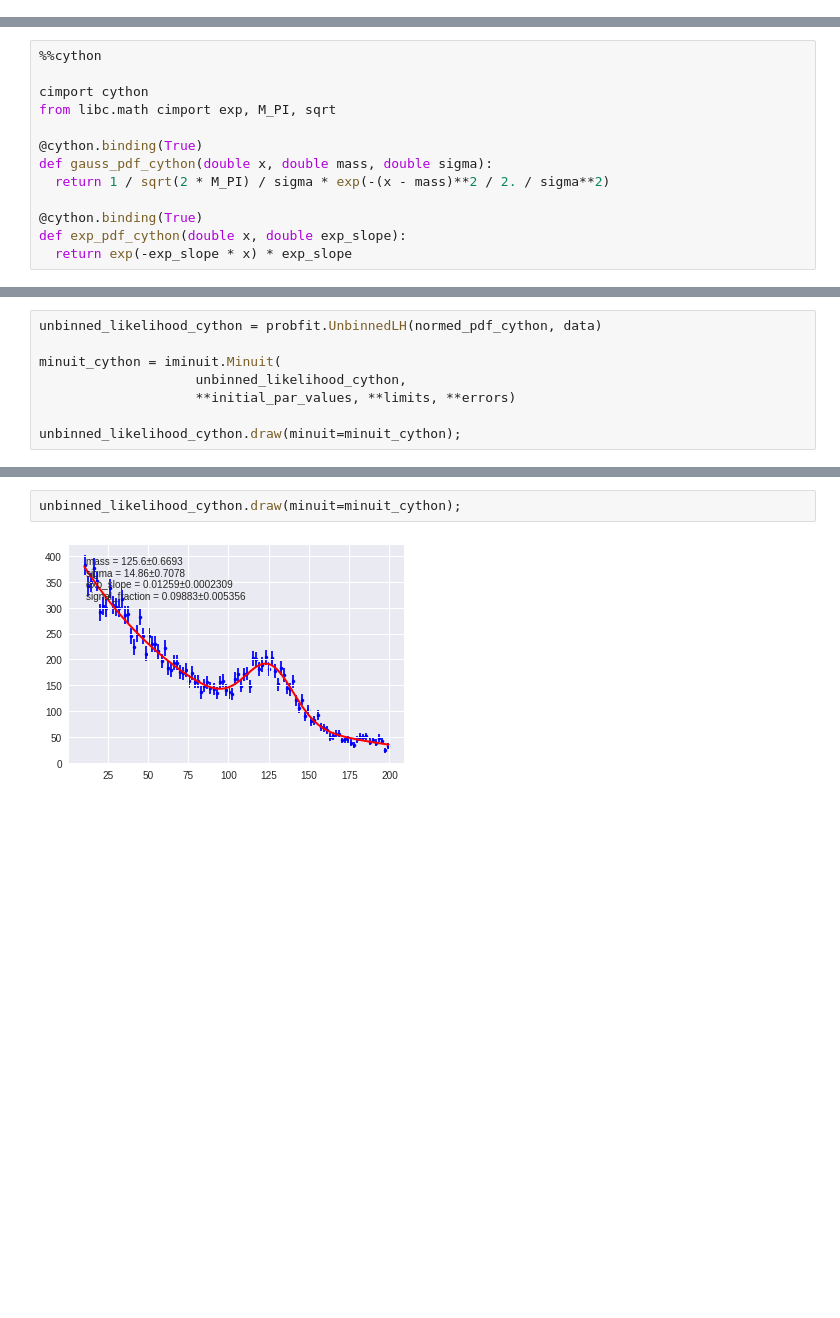
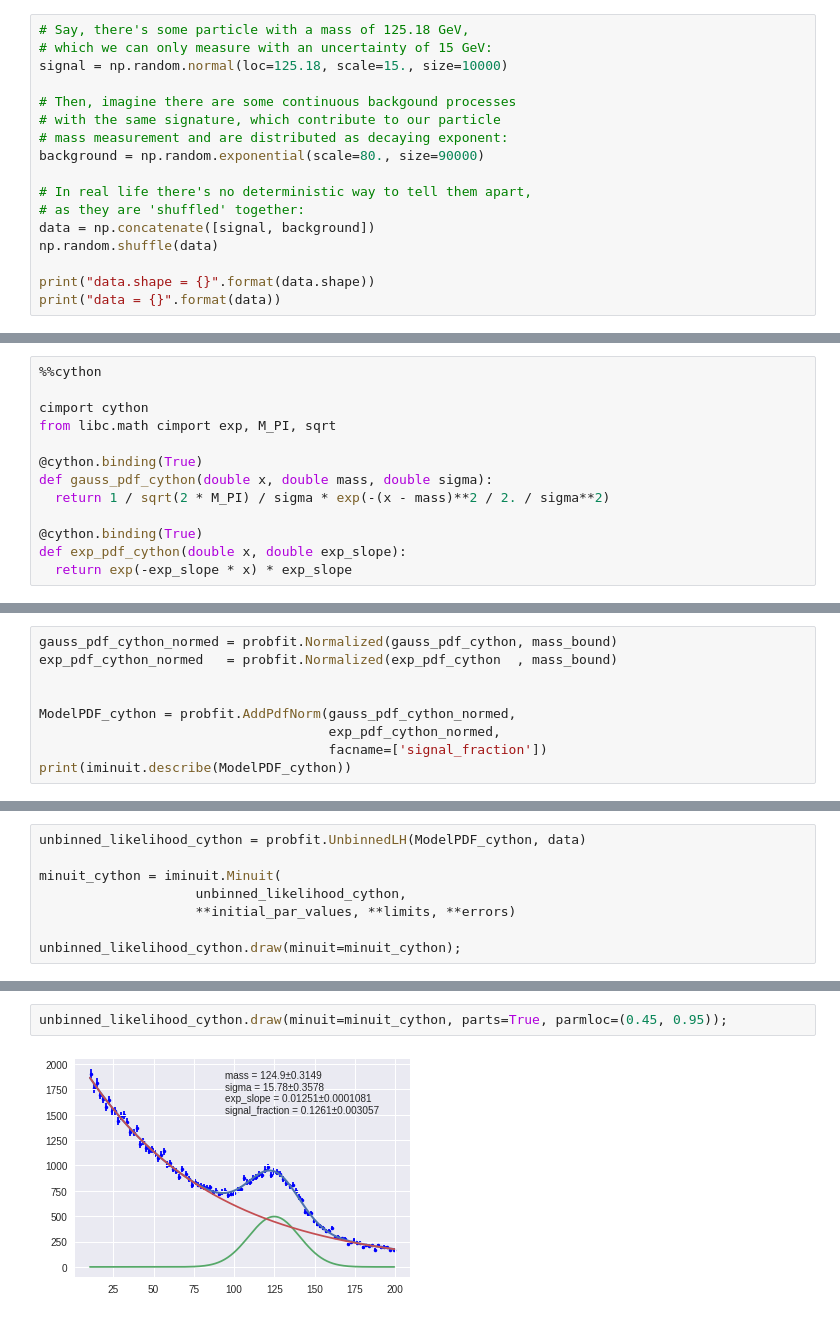
Before and after one commit to SiLiKhon/HEPStatsSeminar, a Jupyter notebook: SimpleMLFit.ipynb, the cells around one changed output, grey strips where cells are left out. Drawn from its saved outputs; the diff is of its cells as text; blank space fills up the shorter version.

```diff
--- a/SimpleMLFit.ipynb
+++ b/SimpleMLFit.ipynb
@@ -28,0 +62,17 @@ Successfully installed iminuit-1.3.3 probfit-1.1.0
+# %%
+# Say, there's some particle with a mass of 125.18 GeV,
+# which we can only measure with an uncertainty of 15 GeV:
+signal = np.random.normal(loc=125.18, scale=15., size=10000)
+
+# Then, imagine there are some continuous backgound processes
+# with the same signature, which contribute to our particle
+# mass measurement and are distributed as decaying exponent:
+background = np.random.exponential(scale=80., size=90000)
+
+# In real life there's no deterministic way to tell them apart,
+# as they are 'shuffled' together:
+data = np.concatenate([signal, background])
+np.random.shuffle(data)
+
+print("data.shape = {}".format(data.shape))
+print("data = {}".format(data))
@@ -138,0 +242,9 @@ print(iminuit.describe(normed_pdf_cython))
+# %%
+gauss_pdf_cython_normed = probfit.Normalized(gauss_pdf_cython, mass_bound)
+exp_pdf_cython_normed   = probfit.Normalized(exp_pdf_cython  , mass_bound)
+
+
+ModelPDF_cython = probfit.AddPdfNorm(gauss_pdf_cython_normed,
+                                     exp_pdf_cython_normed,
+                                     facname=['signal_fraction'])
+print(iminuit.describe(ModelPDF_cython))
@@ -139,5 +253,5 @@ print(iminuit.describe(normed_pdf_cython))
 # %%
-unbinned_likelihood_cython = probfit.UnbinnedLH(normed_pdf_cython, data)
+unbinned_likelihood_cython = probfit.UnbinnedLH(ModelPDF_cython, data)
 
 minuit_cython = iminuit.Minuit(
                     unbinned_likelihood_cython,
@@ -166,4 +280,4 @@ unbinned_likelihood_cython.draw(minuit=minuit_cython);
 # %%
-unbinned_likelihood_cython.draw(minuit=minuit_cython);
+unbinned_likelihood_cython.draw(minuit=minuit_cython, parts=True, parmloc=(0.45, 0.95));
 # %% [output]
-[figure, old version]
+[figure, new version]
```
Also changed, not shown: parts of 32 cells of this notebook.
